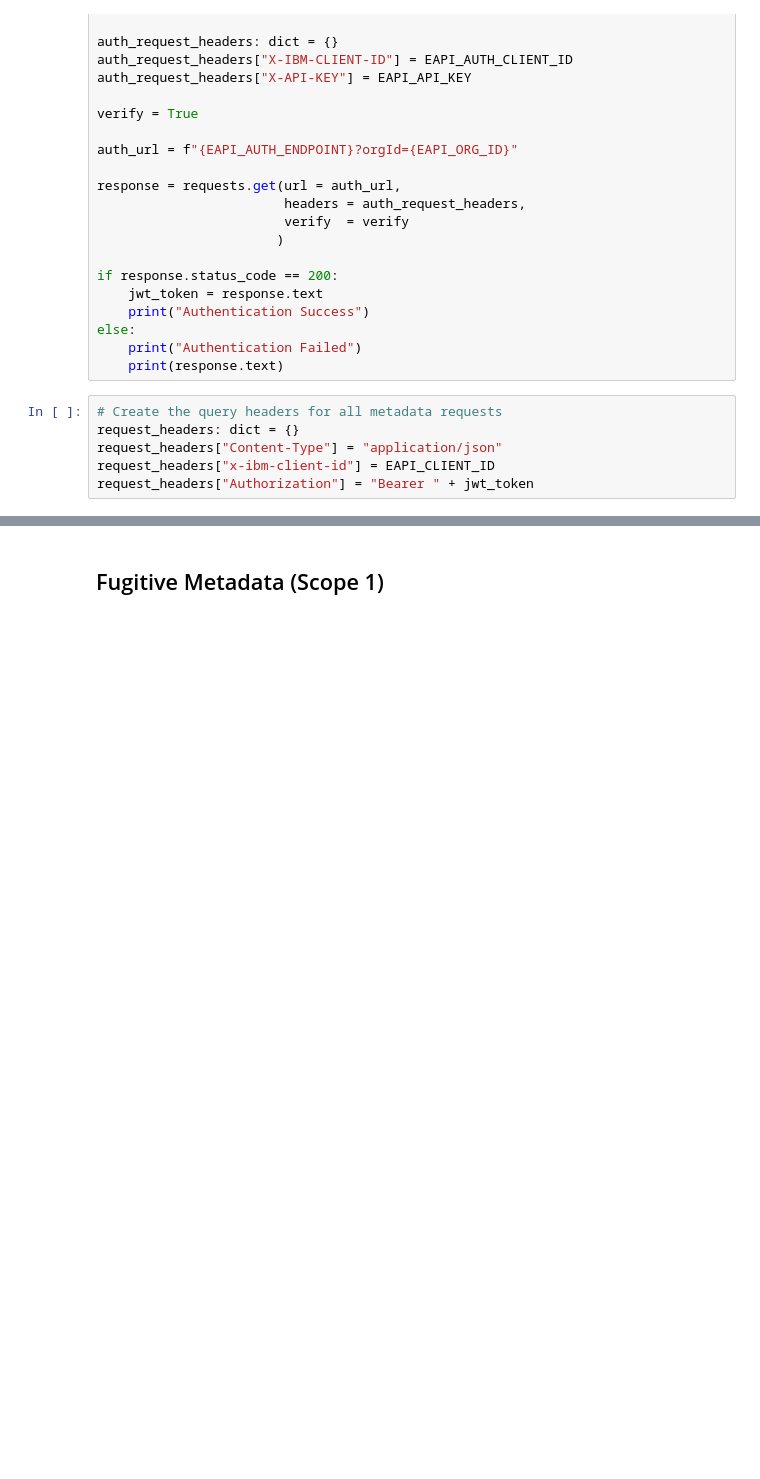
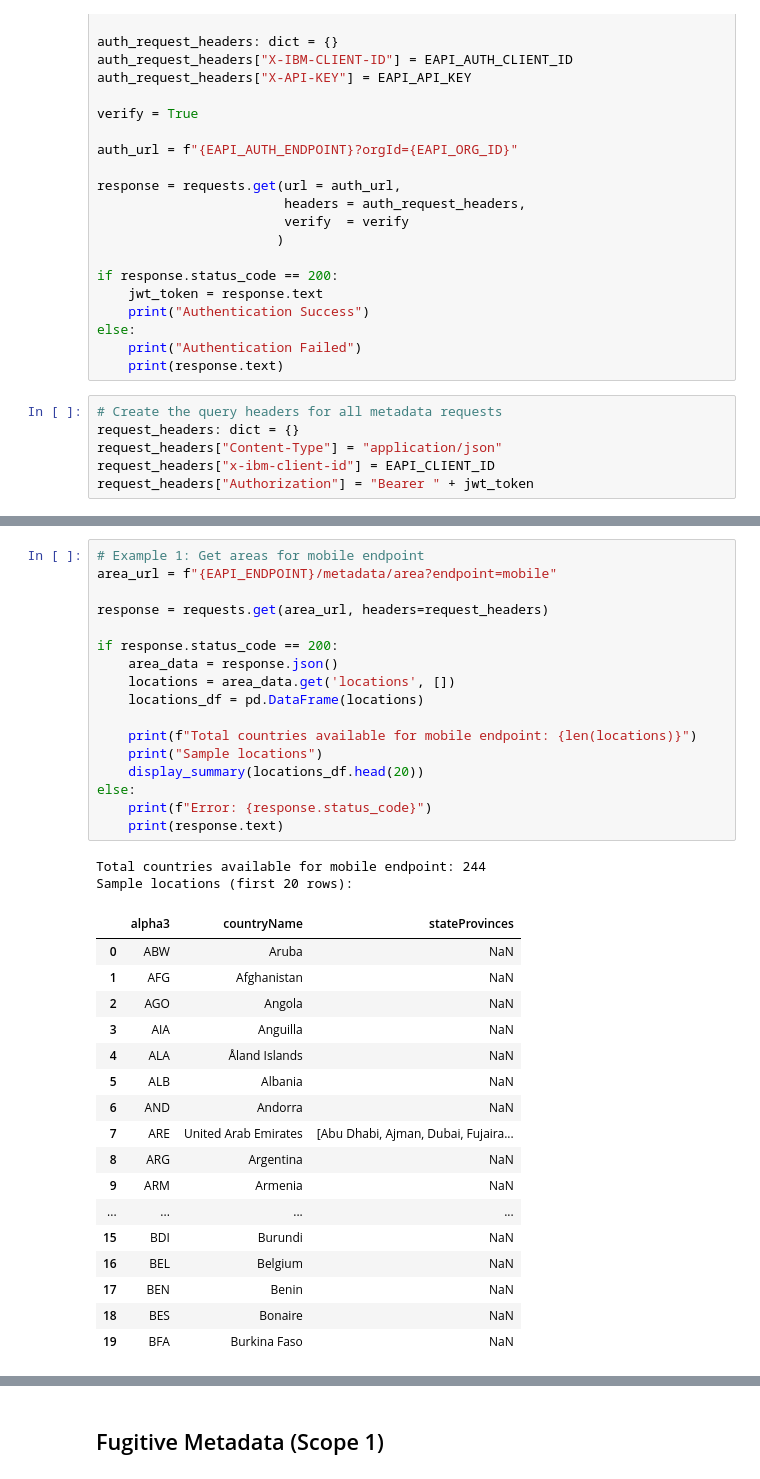
Before and after one commit to IBM/ibm-envizi-emissions-api, a Jupyter notebook: docs/notebooks/tutorials/general/metadata.ipynb, the cells around one changed output, grey strips where cells are left out. Saved outputs shown, nothing was run; the diff lists cells and outputs as text; blank space fills up the shorter version.

```diff
--- a/docs/notebooks/tutorials/general/metadata.ipynb
+++ b/docs/notebooks/tutorials/general/metadata.ipynb
@@ -130,0 +358,37 @@ request_headers["Authorization"] = "Bearer " + jwt_token
+# %%
+# Example 1: Get areas for mobile endpoint
+area_url = f"{EAPI_ENDPOINT}/metadata/area?endpoint=mobile"
+
+response = requests.get(area_url, headers=request_headers)
+
+if response.status_code == 200:
+    area_data = response.json()
+    locations = area_data.get('locations', [])
+    locations_df = pd.DataFrame(locations)
+
+    print(f"Total countries available for mobile endpoint: {len(locations)}")
+    print("Sample locations")
+    display_summary(locations_df.head(20))
+else:
+    print(f"Error: {response.status_code}")
+    print(response.text)
+# %% [output]
+Total countries available for mobile endpoint: 244
+Sample locations (first 20 rows):
+|  | alpha3 | countryName | stateProvinces |
+| 0 | ABW | Aruba | NaN |
+| 1 | AFG | Afghanistan | NaN |
+| 2 | AGO | Angola | NaN |
+| 3 | AIA | Anguilla | NaN |
+| 4 | ALA | Åland Islands | NaN |
+| 5 | ALB | Albania | NaN |
+| 6 | AND | Andorra | NaN |
+| 7 | ARE | United Arab Emirates | [Abu Dhabi, Ajman, Dubai, Fujaira... |
+| 8 | ARG | Argentina | NaN |
+| 9 | ARM | Armenia | NaN |
+| ... | ... | ... | ... |
+| 15 | BDI | Burundi | NaN |
+| 16 | BEL | Belgium | NaN |
+| 17 | BEN | Benin | NaN |
+| 18 | BES | Bonaire | NaN |
+| 19 | BFA | Burkina Faso | NaN |
```
Also changed, not shown: parts of 13 cells of this notebook, 53 other files.
